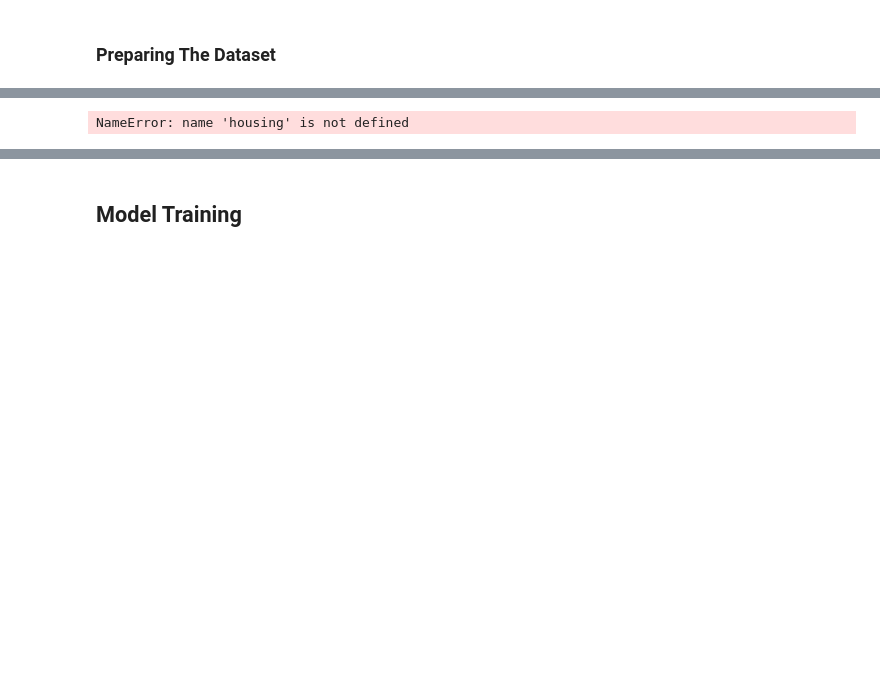
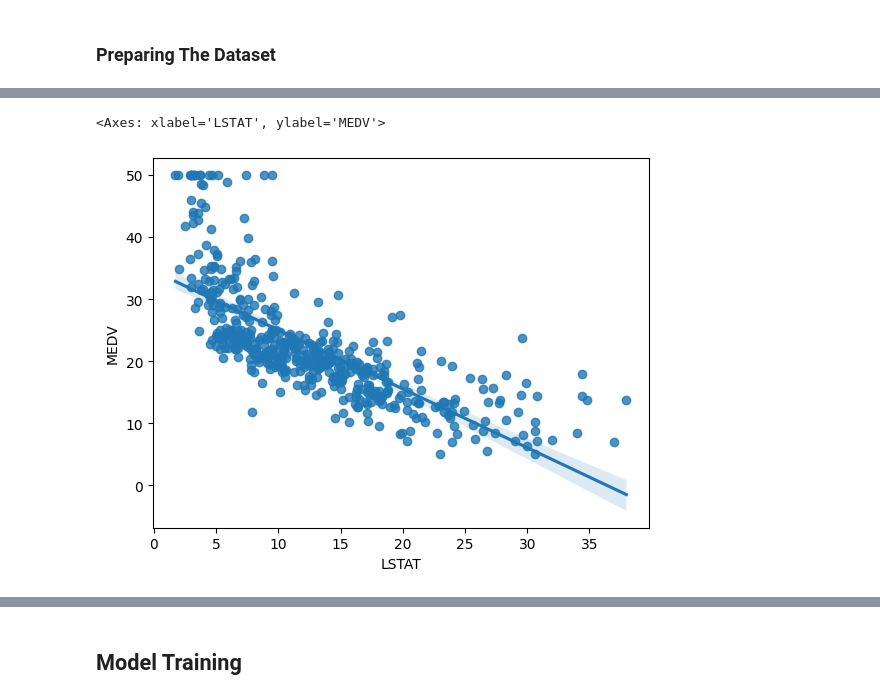
Before and after one commit to ngouanfouo/bostonhousepricing, a Jupyter notebook: Load_Boston_Dataset-checkpoint.ipynb, the cells around one changed output, grey strips where cells are left out. Saved outputs shown, nothing was run; the diff lists cells and outputs as text; code cells hidden in the pictures; blank space fills up the shorter version.

```diff
--- a/Load_Boston_Dataset-checkpoint.ipynb
+++ b/Load_Boston_Dataset-checkpoint.ipynb
@@ -66,8 +151,9 @@ NameError: name 'housing' is not defined
 # %%
 import seaborn as sns
-sns.regplot(x='lstat',y='medv',data=housing)
+sns.regplot(x='LSTAT',y='MEDV',data=housing)
 # %% [output]
-NameError: name 'housing' is not defined
+<Axes: xlabel='LSTAT', ylabel='MEDV'>
+[figure, added]
 # %%
 ## Independent and Dependent feature
 X=housing.iloc[:,:-1]
```
Also changed, not shown: parts of 17 cells of this notebook, 6 other files.
